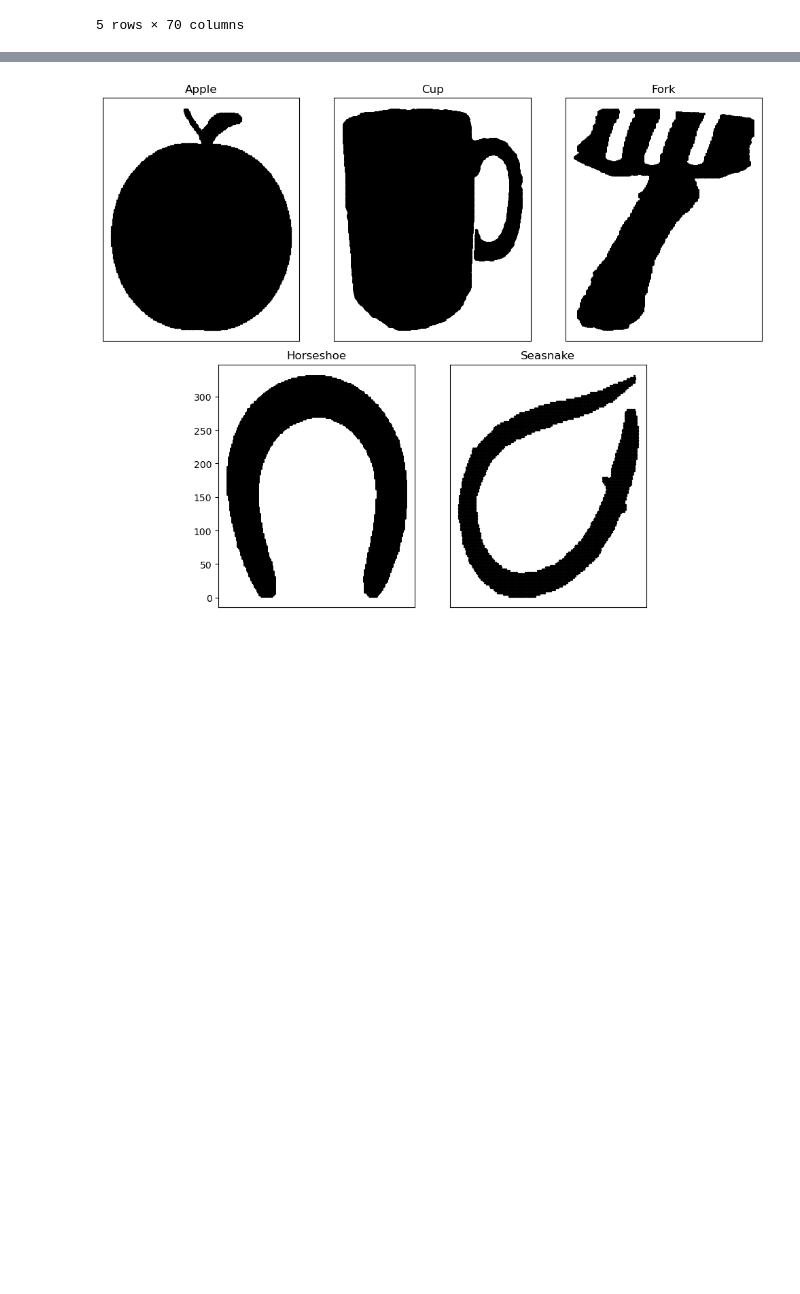
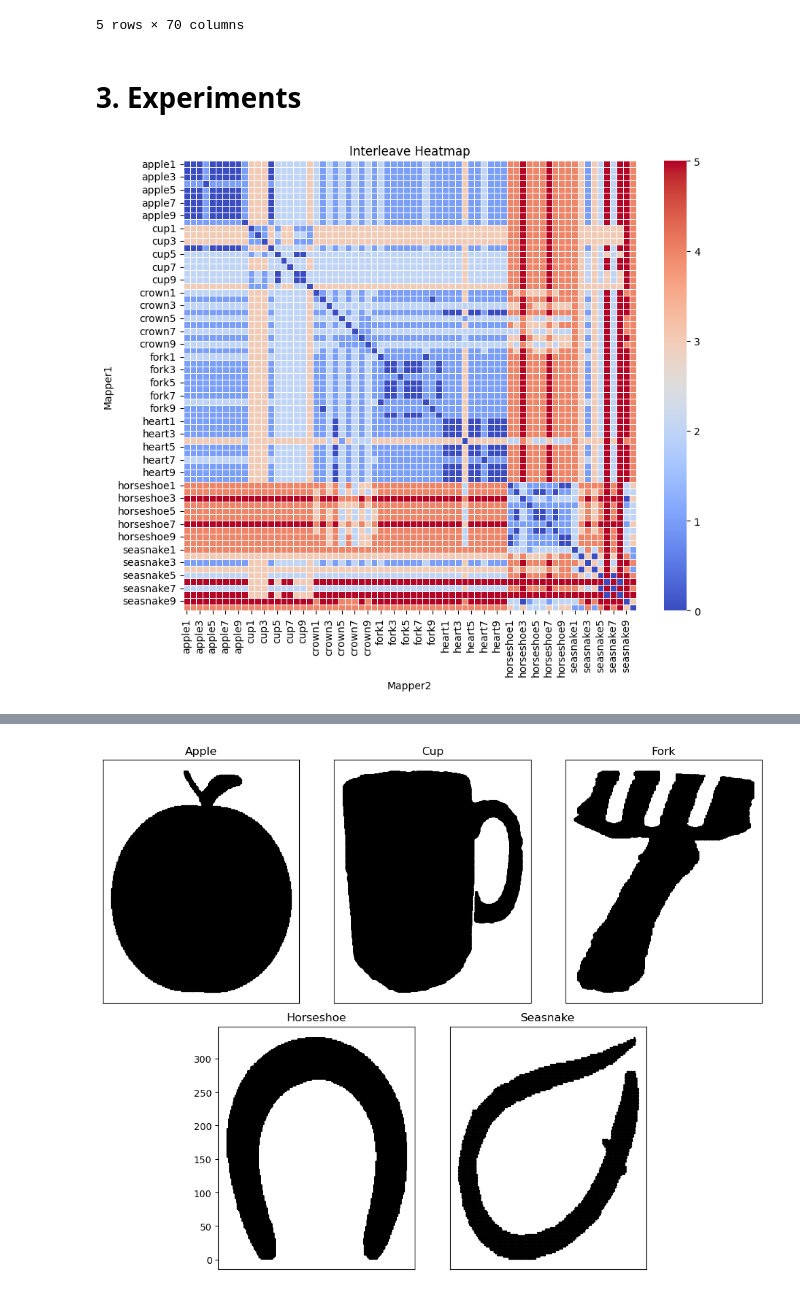
Before and after one commit to ishikaghosh2201/Mapper-Loss-Computation, a Jupyter notebook: workflow.ipynb, the cells around one changed output, grey strips where cells are left out. Drawn from its saved outputs; the diff is of its cells as text; code cells hidden in the pictures; blank space fills up the shorter version.

```diff
--- a/workflow.ipynb
+++ b/workflow.ipynb
@@ -351,3 +351,24 @@ df.head()
 | apple4 | 1.0 | 1.0 | 1.0 | 0.0 | 1.0 | 1.0 | 1.0 | 1.0 | 1.0 | 1.0 | ... | ... |
 | apple5 | 0.0 | 0.0 | 0.0 | 1.0 | 0.0 | 0.0 | 0.0 | 0.0 | 0.0 | 1.0 | ... | ... |
 5 rows × 70 columns
+# %% [markdown]
+# 3. Experiments
+# %%
+data = pd.read_csv('distance_results.csv', index_col=0)
+# convert everything to numeric
+data = data.apply(pd.to_numeric, errors='coerce')
+# %%
+# heatmap
+
+plt.figure(figsize=(10, 8))
+sns.heatmap(data, annot=False, cmap="coolwarm", linewidths=0.5)
+
+# Add labels and title
+plt.xlabel("Mapper2")
+plt.ylabel("Mapper1")
+plt.title("Interleave Heatmap")
+
+# Show the plot
+plt.show()
+# %% [output]
+[figure, added]
```
Also changed, not shown: parts of 2 cells of this notebook.
